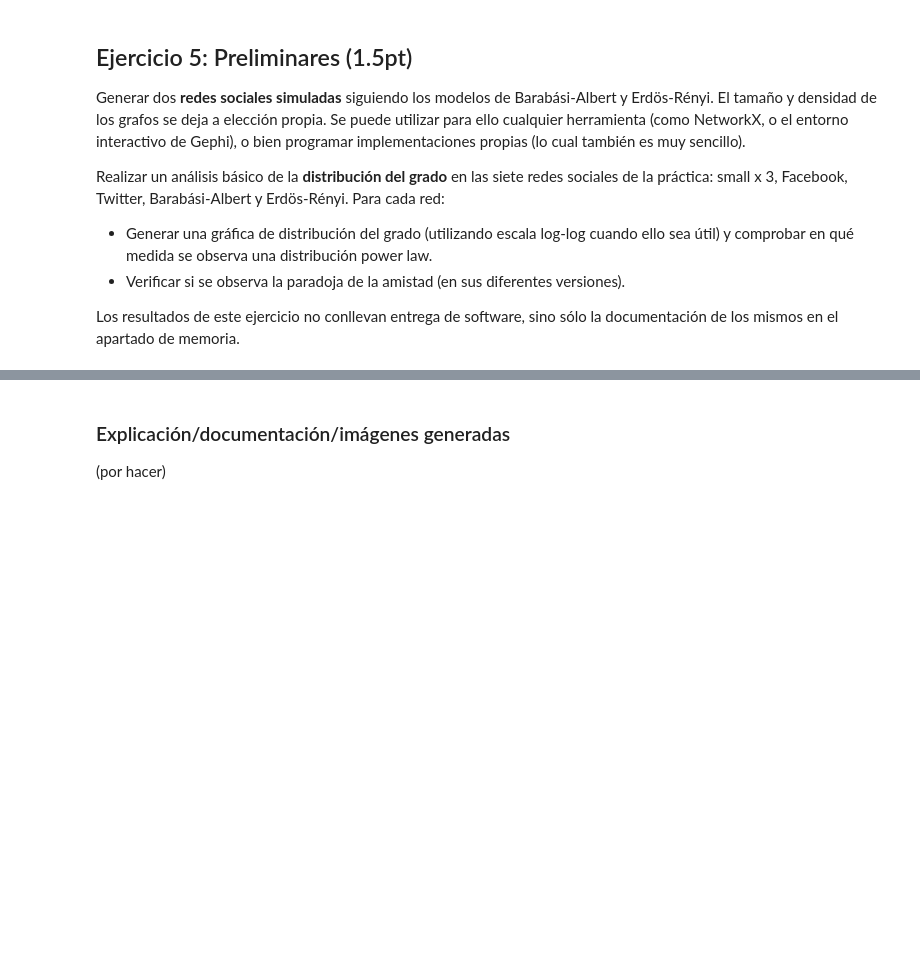
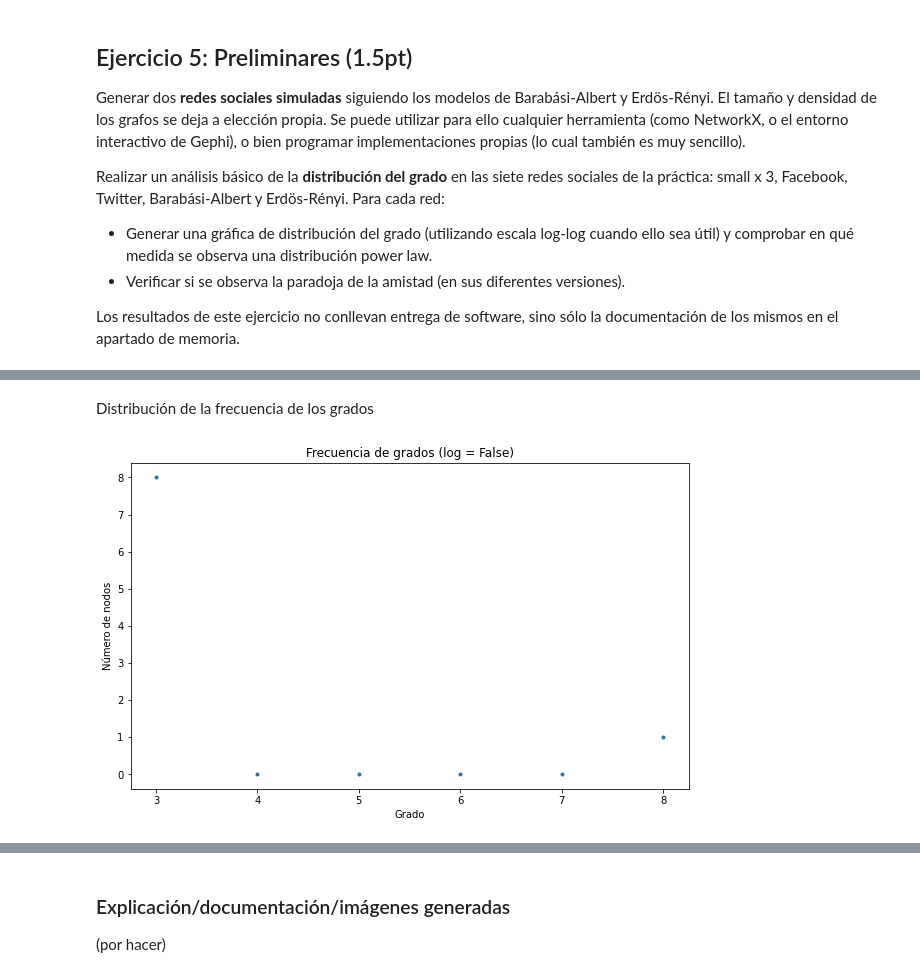
Before and after one commit to anamarsabi/bminf, a Jupyter notebook: practica-3/P3-SNA.ipynb, the cells around one changed output, grey strips where cells are left out. Cells and saved outputs as stored; diff of their text form; code cells hidden in the pictures; blank space fills up the shorter version.

```diff
--- a/practica-3/P3-SNA.ipynb
+++ b/practica-3/P3-SNA.ipynb
@@ -380,3 +397,16 @@ df
 # %%
+# Cargamos los datos de las conexiones de la red a un dataframe
+red_filename = 'toy2.csv'
+
+file = os.path.join('networks', red_filename)
+df = pd.read_csv(file, names=['u', 'v'], delimiter=',')
+
 # Creamos la matriz de adyacencia a partir de las conexiones
 adjacency_matrix = adjacency_matrix_from_df(df)
+# %% [markdown]
+Distribución de la frecuencia de los grados
+# %%
+# Pintamos la distribución de la frecuencia de los grados
+plot_frecuencia_grados(adjacency_matrix, log=False)
+# %% [output]
+[figure, added]
```
Also changed, not shown: parts of 64 cells of this notebook.
